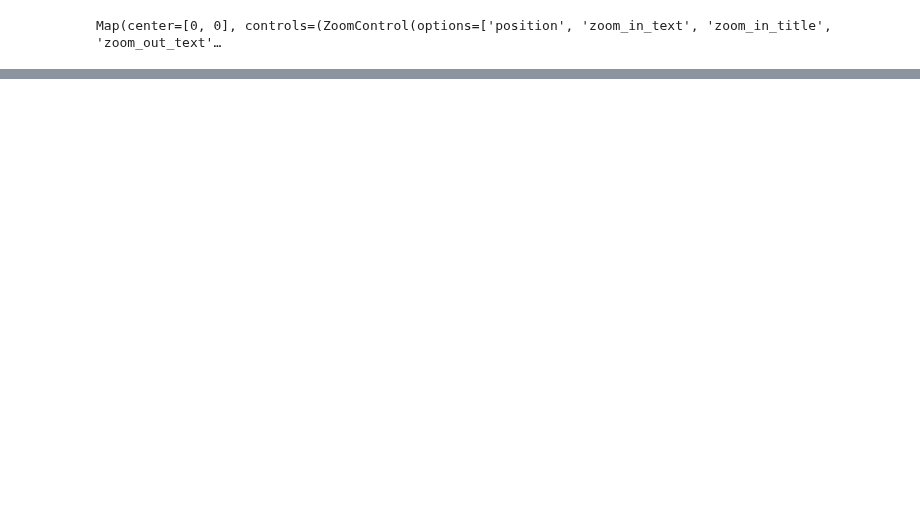
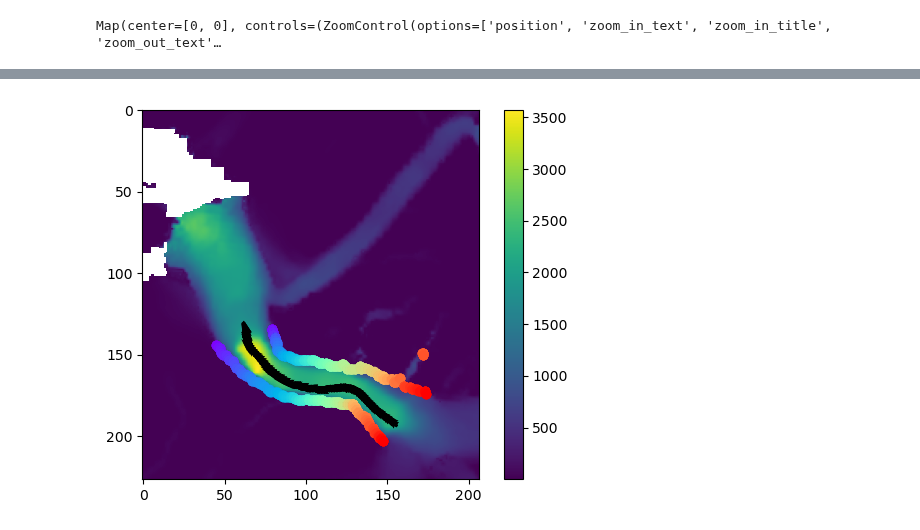
Before and after one commit to pohlan/Hubbard2024, a Jupyter notebook: Fluxgate/Fluxgate.ipynb, the cells around one changed output, grey strips where cells are left out. Cells and saved outputs as stored; diff of their text form; code cells hidden in the pictures; blank space fills up the shorter version.

```diff
--- a/Fluxgate/Fluxgate.ipynb
+++ b/Fluxgate/Fluxgate.ipynb
@@ -324,0 +554,9 @@ flux, fluxpt, vels, dist = Flux_Calculate(points, vels_ds, 20)
+# %%
+# Extract the first and second values of the x-coordinate from vels_ds
+x_start = vels_ds.x.values[0]
+x_end = vels_ds.x.values[-1]
+y_start = vels_ds.y.values[-1]
+y_end = vels_ds.y.values[0]
+
+# Select a slice along the 'x' dimension using the extracted values
+ds = xr.open_dataset('ALA_G0120_0000.nc').sel(x=slice(x_start, x_end), y=slice(y_start, y_end))
@@ -324,0 +696,41 @@ flux, fluxpt, vels, dist = Flux_Calculate(points, vels_ds, 20)
+# %%
+# Start figure
+plt.figure()
+
+# plot background velocities
+plt.imshow(np.sqrt(vx**2 + vy**2))
+plt.colorbar()
+
+# Loop through X points along the streamline
+X = len(sol.y[0])
+
+# Create a custom colormap
+import matplotlib.cm as cm
+colors = cm.rainbow(np.linspace(0, 1, X))
+
+# Choose a threshold of minimum velocities to be considered as the edges of the glacier
+threshold = 200 #[m/yr]
+
+E1 = []
+E2 = []
+
+# Loop
+for c, col in zip(range(0,X), colors):
+
+    # Call the streamliner function
+    e1, e2, inds_line, C = streamliner(c,threshold)
+
+    # plot all lines computed that are perpendicular to the main flow
+    #plt.plot(inds_line[1,:], inds_line[0,:])
+
+    # plot velocity arrows of centerline points computed
+    plt.quiver(inds[c,1],inds[c,0],vx[inds[c,0],inds[c,1]],vy[inds[c,0],inds[c,1]],scale=50000)
+
+    # plot the edges of the glacier
+    plt.scatter(inds_line[1,e1],inds_line[0,e1], color=col)
+    plt.scatter(inds_line[1,e2],inds_line[0,e2], color=col)
+
+    E1.append((inds_line[0,e1], inds_line[1,e1]))
+    E2.append((inds_line[0,e2], inds_line[1,e2]))
+# %% [output]
+[figure, added]
```
Also changed, not shown: parts of 17 cells of this notebook.
